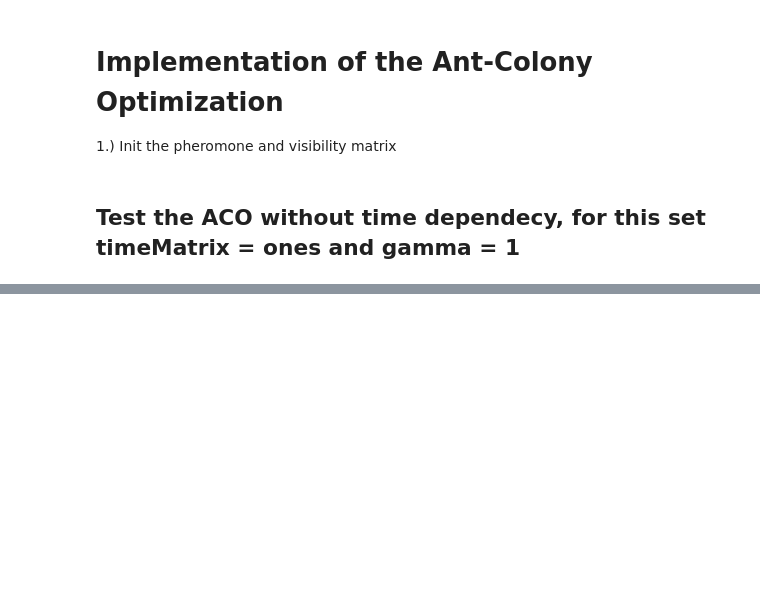
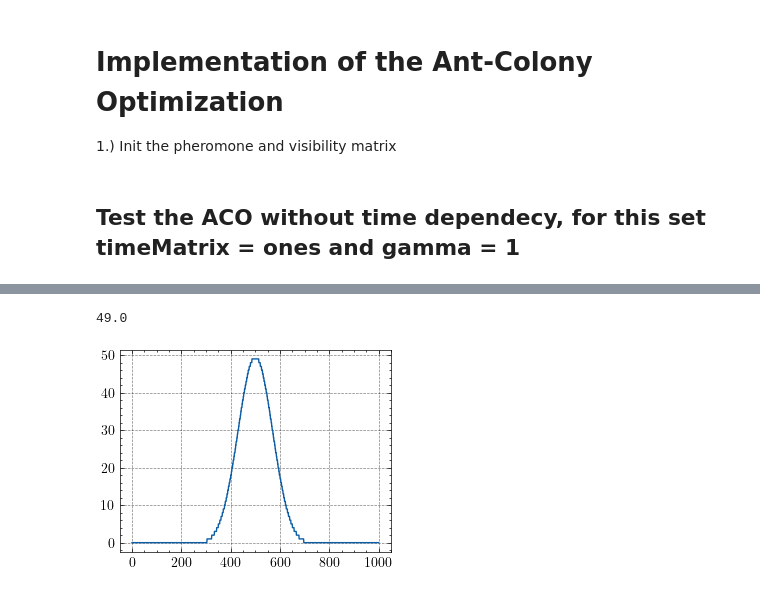
Before and after one commit to FelixWaldschock/Chalmers_FFR120_PubCrawl, a Jupyter notebook: PubCrawl_Notebook.ipynb, the cells around one changed output, grey strips where cells are left out. Drawn from its saved outputs; the diff is of its cells as text; code cells hidden in the pictures; blank space fills up the shorter version.

```diff
--- a/PubCrawl_Notebook.ipynb
+++ b/PubCrawl_Notebook.ipynb
@@ -245,0 +151,14 @@ print('Waiting vector: ', PCF.getWaitingVector(Pubs, 100))
+# %%
+# Use the random pubs
+Pubs = PCF.initPubs('RandomPubs.csv')
+
+# determine the waiting time vector
+time = 180
+waitingTimeVector = np.zeros(len(Pubs))
+for i, p in enumerate(Pubs):
+    waitingTimeVector[i] = p.getWaitingTime(time)
+
+print("Waiting Time Vector: ", waitingTimeVector)
+# print opening hours
+for p in Pubs:
+    print("Pub ID: ", p.pubID, " Opening Time: ", p.openingTime, " Closing Time: ", p.closingTime, " Waiting Time: ", p.getWaitingTime(time), " Popularity: ", p.popularity, " get Queue Length: ", p.getQueueLength(time), " Peaktime: ", p.peakTime)
@@ -245,0 +177,27 @@ print('Waiting vector: ', PCF.getWaitingVector(Pubs, 100))
+# %%
+def getQueueLength(currentTime):
+    # gaussian distribution with the mean = peakTime
+    sigma = 70
+    peaktime = 500
+    mu = peaktime
+    popul = 50
+    term1 = popul
+    # *  1 / (sigma * np.sqrt(2 * np.pi))
+    term2 = np.exp(-0.5 * ((currentTime - mu)/sigma)**2)
+    queueLength = term1 * term2
+    # print("Term1: ", term1)
+    # print("Term2: ", term2)
+    # print("Queue Length: ", queueLength)
+    return int(queueLength)
+
+# plot from t = 0 to t = 1000
+t = np.linspace(0, 1000, 1000)
+queueLength = np.zeros(len(t))
+for i, time in enumerate(t):
+    queueLength[i] = getQueueLength(time)
+
+plt.plot(t, queueLength)
+print(max(queueLength))
+# %% [output]
+49.0
+[figure, added]
```
Also changed, not shown: parts of 9 cells of this notebook, 11 other files.
